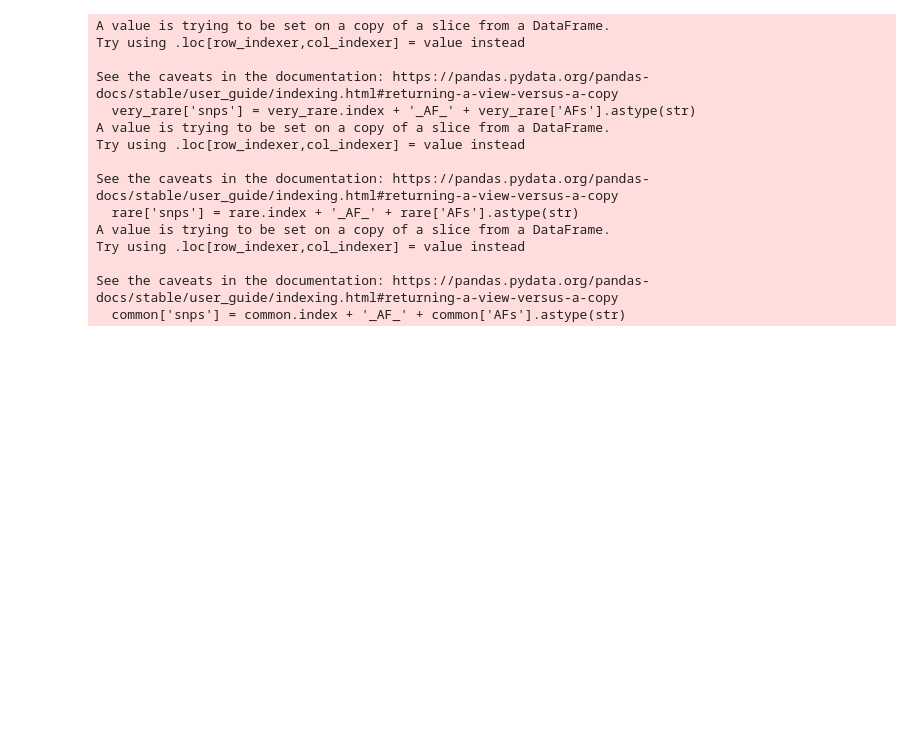
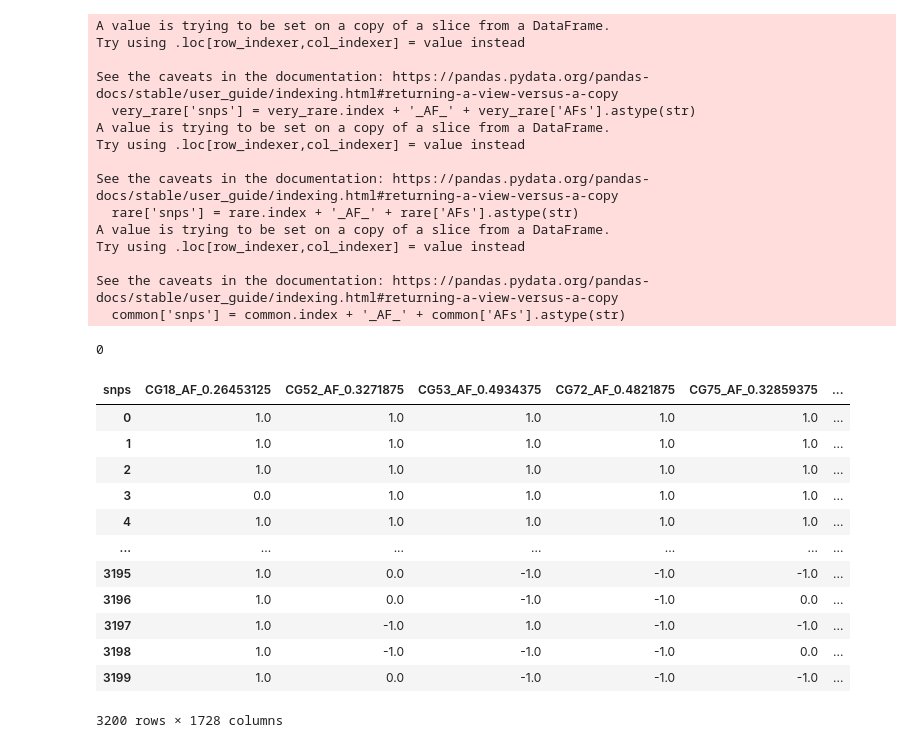
Before and after one commit to mat2m10/abyss_simulation, a Jupyter notebook: 03 Simulate population structure.ipynb, the cells around one changed output. Saved outputs shown, nothing was run; the diff lists cells and outputs as text; code cells hidden in the pictures; blank space fills up the shorter version.

```diff
--- a/03 Simulate population structure.ipynb
+++ b/03 Simulate population structure.ipynb
@@ -375,0 +360,27 @@ common_afs.to_pickle(f"data/G{G}_L{L}_c{c}_k{k}_M{M}/genotype/02_common_frequenc
+# %%
+os.system(f"rm data/G{G}_L{L}_c{c}_k{k}_M{M}/genotype/complete_truep2.pkl")
+os.system(f"rm data/G{G}_L{L}_c{c}_k{k}_M{M}/genotype/complete_truetwopq.pkl")
+os.system(f"rm data/G{G}_L{L}_c{c}_k{k}_M{M}/genotype/complete_trueq2.pkl")
+# %% [output]
+0
+# %%
+very_rare_to_save = very_rare_to_save.rename(columns=lambda x: 'VR' + x)/2
+rare_to_save = rare_to_save.rename(columns=lambda x: 'R' + x)/2
+common_to_save = common_to_save.rename(columns=lambda x: 'C' + x)/2
+complete = pd.concat([common_to_save, rare_to_save, very_rare_to_save], axis=1)
+complete = ((complete*2)-1)
+complete
+# %% [output]
+| snps | CG18_AF_0.26453125 | CG52_AF_0.3271875 | CG53_AF_0.4934375 | CG72_AF_0.4821875 | CG75_AF_0.32859375 | ... |
+| 0 | 1.0 | 1.0 | 1.0 | 1.0 | 1.0 | ... |
+| 1 | 1.0 | 1.0 | 1.0 | 1.0 | 1.0 | ... |
+| 2 | 1.0 | 1.0 | 1.0 | 1.0 | 1.0 | ... |
+| 3 | 0.0 | 1.0 | 1.0 | 1.0 | 1.0 | ... |
+| 4 | 1.0 | 1.0 | 1.0 | 1.0 | 1.0 | ... |
+| ... | ... | ... | ... | ... | ... | ... |
+| 3195 | 1.0 | 0.0 | -1.0 | -1.0 | -1.0 | ... |
+| 3196 | 1.0 | 0.0 | -1.0 | -1.0 | 0.0 | ... |
+| 3197 | 1.0 | -1.0 | 1.0 | -1.0 | -1.0 | ... |
+| 3198 | 1.0 | -1.0 | -1.0 | -1.0 | 0.0 | ... |
+| 3199 | 1.0 | 0.0 | -1.0 | -1.0 | -1.0 | ... |
+3200 rows × 1728 columns
```
Also changed, not shown: parts of 10 cells of this notebook, 12 other files.
